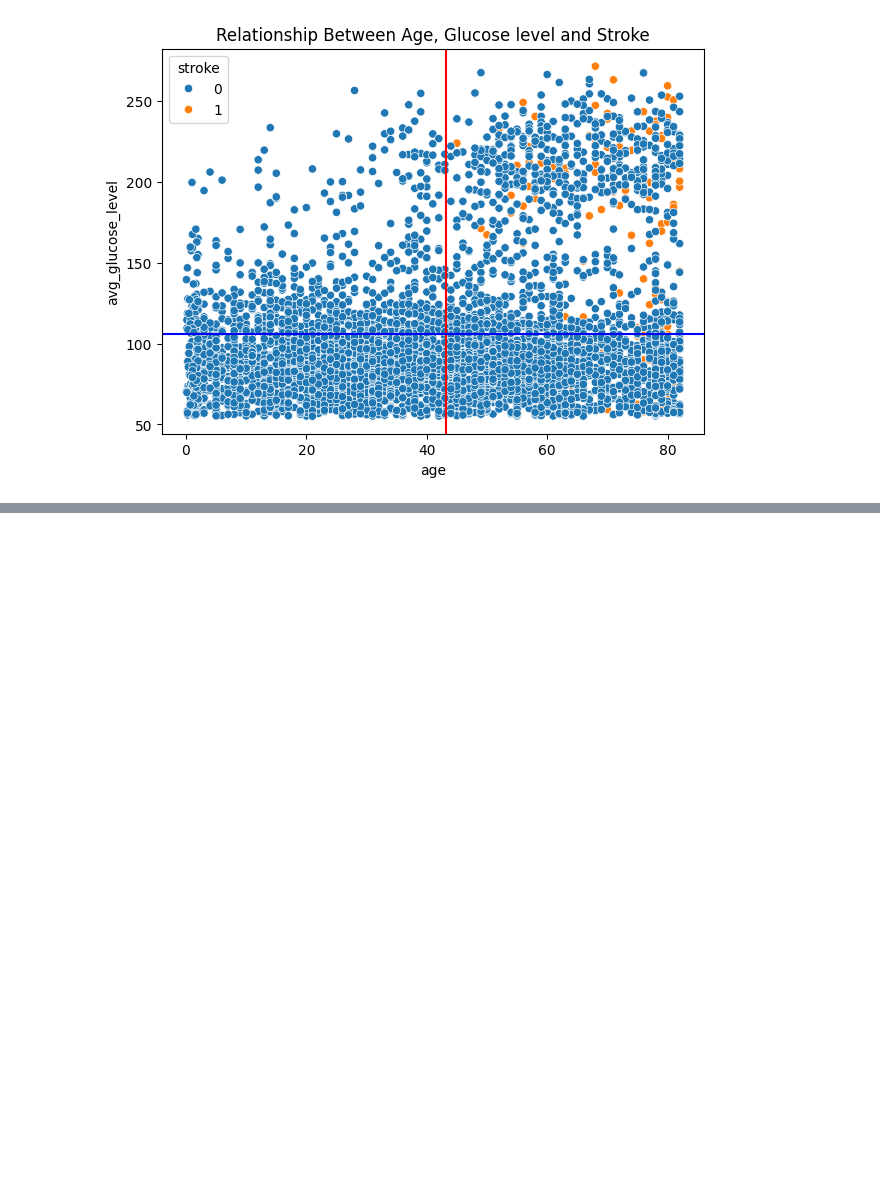
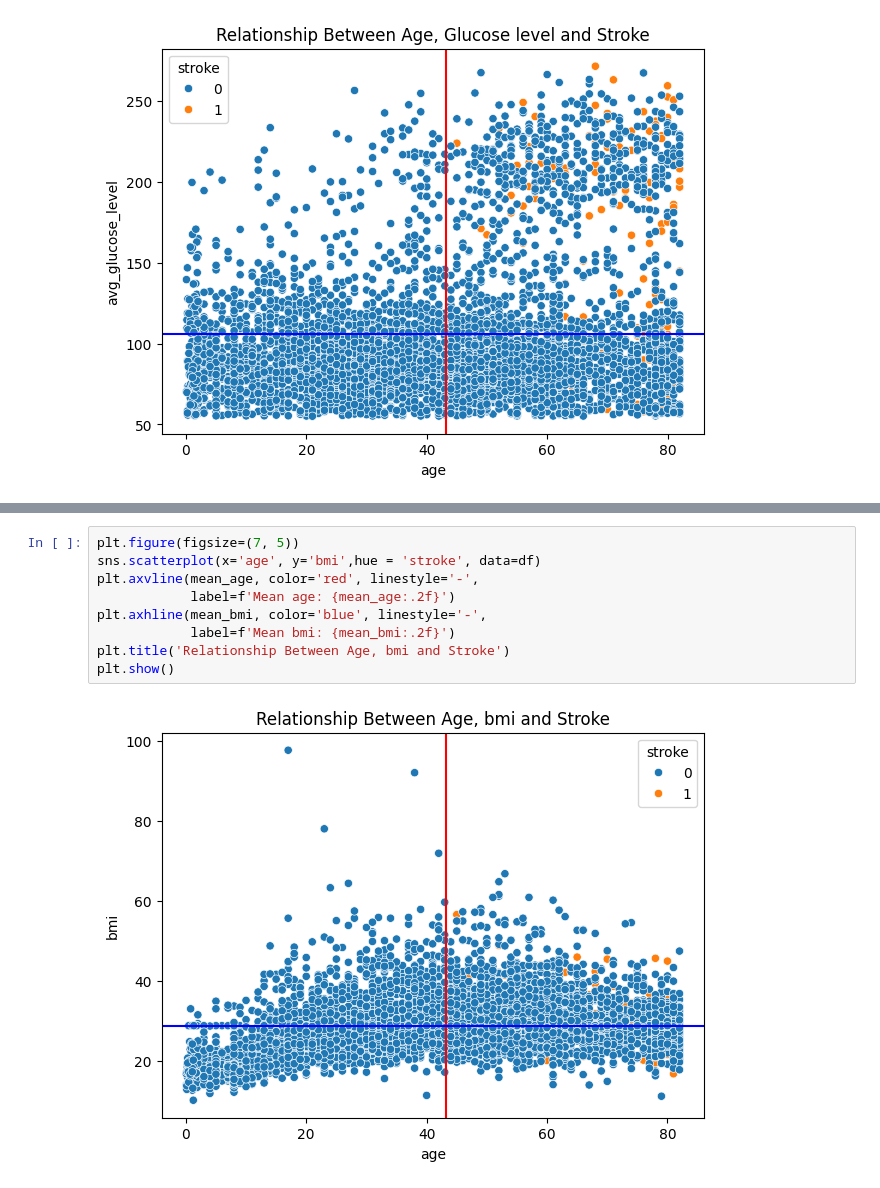
Before and after one commit to NovikovAnton-code/Stroke-Prediction-Course-Work, a Jupyter notebook: Stroke_Prediction.ipynb, the cells around one changed output, grey strips where cells are left out. Drawn from its saved outputs; the diff is of its cells as text; blank space fills up the shorter version.

```diff
--- a/Stroke_Prediction.ipynb
+++ b/Stroke_Prediction.ipynb
@@ -491,0 +507,11 @@ plt.show()
+# %%
+plt.figure(figsize=(7, 5))
+sns.scatterplot(x='age', y='bmi',hue = 'stroke', data=df)
+plt.axvline(mean_age, color='red', linestyle='-',
+            label=f'Mean age: {mean_age:.2f}')
+plt.axhline(mean_bmi, color='blue', linestyle='-',
+            label=f'Mean bmi: {mean_bmi:.2f}')
+plt.title('Relationship Between Age, bmi and Stroke')
+plt.show()
+# %% [output]
+[figure, added]
```
Also changed, not shown: parts of 9 cells of this notebook.
